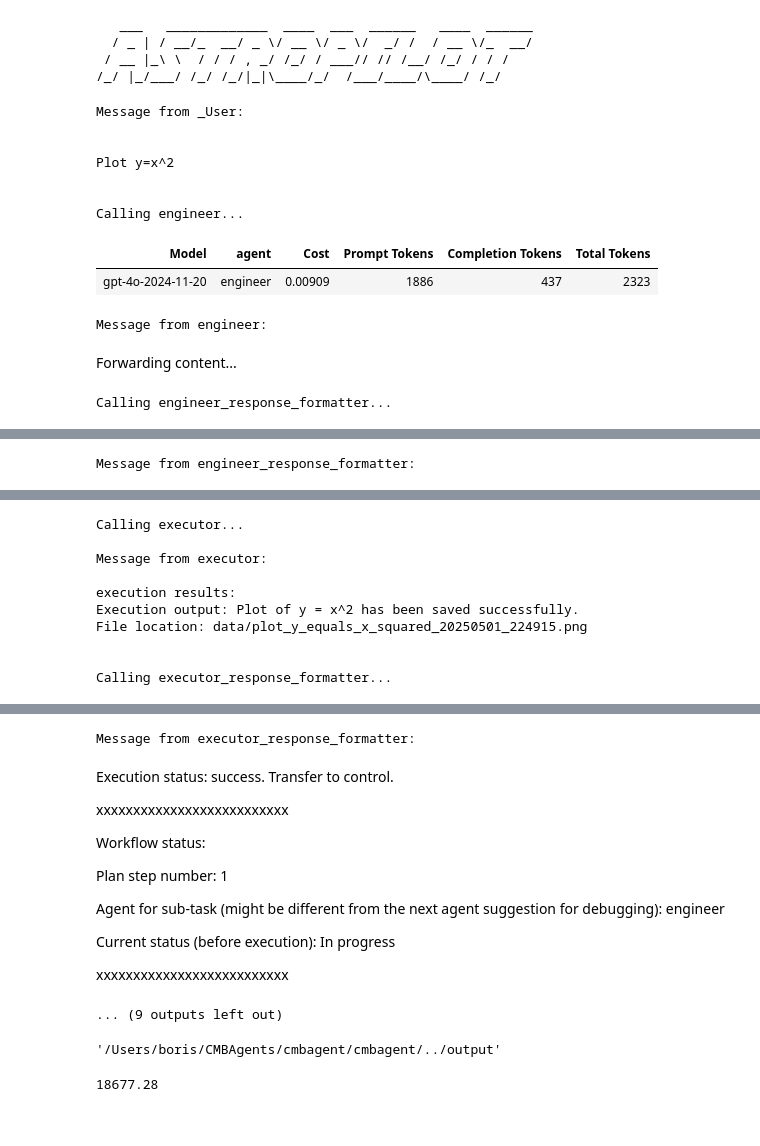
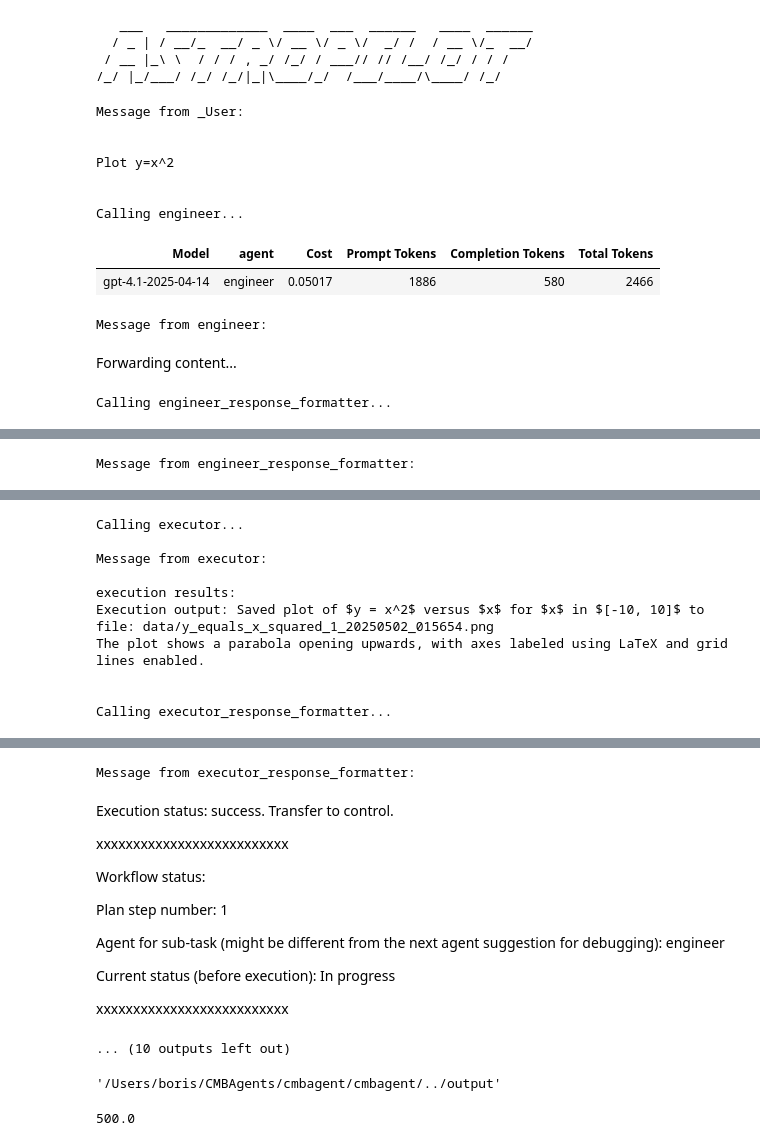
Before and after one commit to CMBAgents/cmbagent, a Jupyter notebook: docs/notebooks/cmbagent_beta3_one_shot.ipynb, the cells around one changed output, grey strips where cells are left out. Saved outputs shown, nothing was run; the diff lists cells and outputs as text; code cells hidden in the pictures.

```diff
--- a/docs/notebooks/cmbagent_beta3_one_shot.ipynb
+++ b/docs/notebooks/cmbagent_beta3_one_shot.ipynb
@@ -15,25 +15,31 @@ import cmbagent
  / __ |_\ \  / / / , _/ /_/ / ___// // /__/ /_/ / / /
 /_/ |_/___/ /_/ /_/|_|\____/_/  /___/____/\____/ /_/
 # %%
+
+# task = r"""
+# Download stock markect data and plot sp500 between 2015 and 2024.
+# """
+
 
 task = r"""
 Plot y=x^2
 """
 
 results = cmbagent.one_shot(task,
                    max_rounds=50,
-                   # initial_agent='engineer',
+                   initial_agent='engineer',
+                   engineer_model='gpt-4.1-2025-04-14',
                   )
 # %% [output]
 Message from _User:
 
 
 Plot y=x^2
 
 
 Calling engineer...
 | Model | agent | Cost | Prompt Tokens | Completion Tokens | Total Tokens |
-| gpt-4o-2024-11-20 | engineer | 0.00909 | 1886 | 437 | 2323 |
+| gpt-4.1-2025-04-14 | engineer | 0.05017 | 1886 | 580 | 2466 |
 Message from engineer:
 
 Forwarding content...
@@ -98,8 +112,8 @@ Calling executor...
 Message from executor:
 
 execution results:
-Execution output: Plot of y = x^2 has been saved successfully.
-File location: data/plot_y_equals_x_squared_20250501_224915.png
+Execution output: Saved plot of $y = x^2$ versus $x$ for $x$ in $[-10, 10]$ to file: data/y_equals_x_squared_1_20250502_015654.png
+The plot shows a parabola opening upwards, with axes labeled using LaTeX and grid lines enabled.
 
 
 Calling executor_response_formatter...
@@ -119,7 +133,7 @@ Agent for sub-task (might be different from the next agent suggestion for debugg
 Current status (before execution): In progress
 
 xxxxxxxxxxxxxxxxxxxxxxxxxx
-... (9 outputs left out)
+... (10 outputs left out)
 # %%
 results['final_context']['work_dir']
 # %% [output]
@@ -148,4 +164,4 @@ def get_result(cmbagent_results):
 # %%
 get_result(results)
 # %% [output]
-18677.28
+500.0
```
Also changed, not shown: parts of 2 cells of this notebook, 2 other files.
